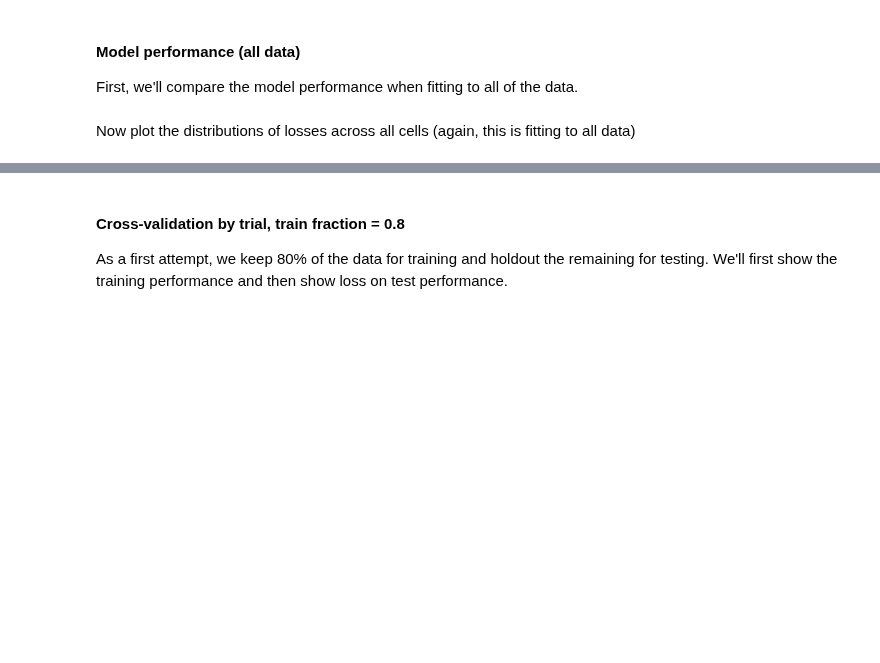
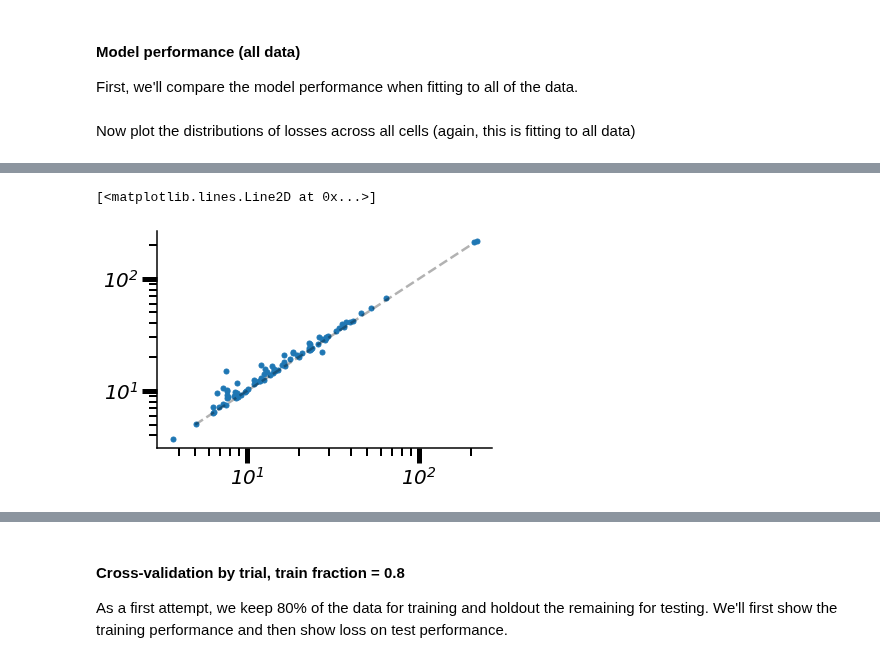
Before and after one commit to paul-levy/SF-diversity, a Jupyter notebook: 01_sfTuning_contrast.ipynb, the cells around one changed output, grey strips where cells are left out. Cells and saved outputs as stored; diff of their text form; code cells hidden in the pictures; blank space fills up the shorter version.

```diff
--- a/01_sfTuning_contrast.ipynb
+++ b/01_sfTuning_contrast.ipynb
@@ -181,0 +281,8 @@ pdfSv.close()
+# %%
+plt.scatter(smn_loss, smr_loss)
+plt.xscale('log');
+plt.yscale('log')
+plt.plot([5e0,2e2],[5e0,2e2],'k--', alpha=0.3)
+# %% [output]
+[<matplotlib.lines.Line2D at 0x...>]
+[figure, added]
```
Also changed, not shown: parts of 46 cells of this notebook, 7 other files.
